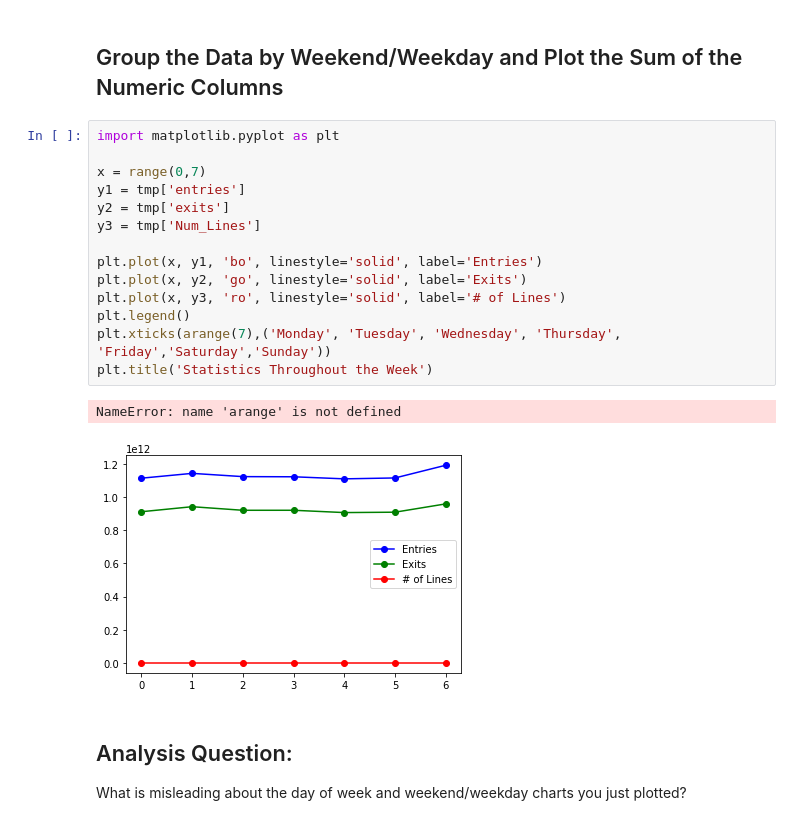
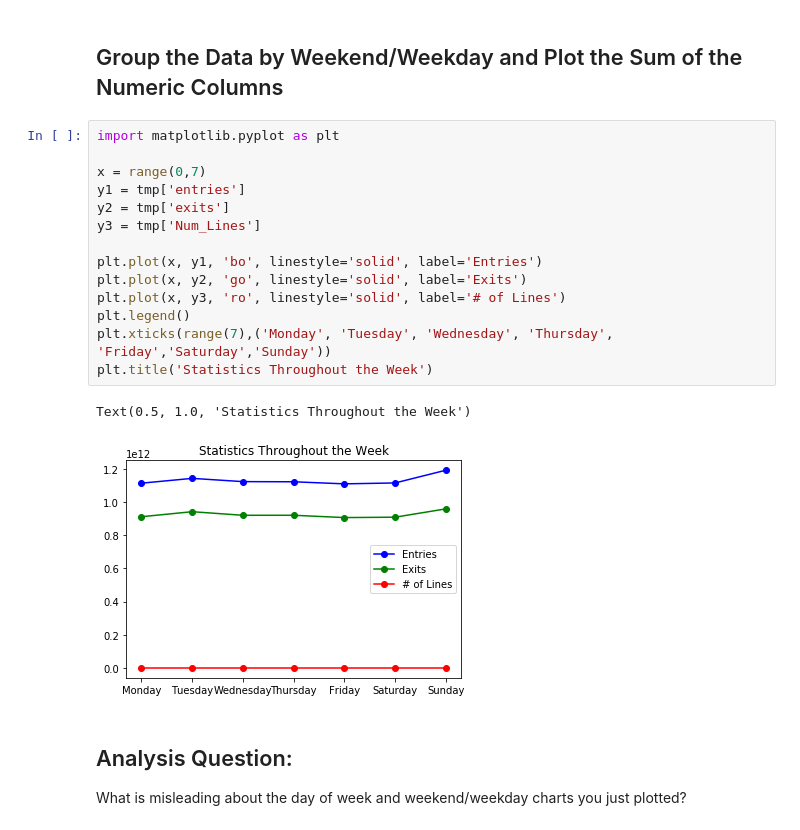
Before and after one commit to nic464/dsc-pandas-series-and-dataframes-lab-hsbc-ds-081319, a Jupyter notebook: index.ipynb, the cells around one changed output. Saved outputs shown, nothing was run; the diff lists cells and outputs as text.

```diff
--- a/index.ipynb
+++ b/index.ipynb
@@ -123,20 +123,20 @@ tmp.head()
 # %%
 import matplotlib.pyplot as plt
 
 x = range(0,7)
 y1 = tmp['entries']
 y2 = tmp['exits']
 y3 = tmp['Num_Lines']
 
 plt.plot(x, y1, 'bo', linestyle='solid', label='Entries')
 plt.plot(x, y2, 'go', linestyle='solid', label='Exits')
 plt.plot(x, y3, 'ro', linestyle='solid', label='# of Lines')
 plt.legend()
-plt.xticks(arange(7),('Monday', 'Tuesday', 'Wednesday', 'Thursday', 'Friday','Saturday','Sunday'))
+plt.xticks(range(7),('Monday', 'Tuesday', 'Wednesday', 'Thursday', 'Friday','Saturday','Sunday'))
 plt.title('Statistics Throughout the Week')
 # %% [output]
-NameError: name 'arange' is not defined
+Text(0.5, 1.0, 'Statistics Throughout the Week')
-[figure, old version]
+[figure, new version]
 # %% [markdown]
 ## Analysis Question:
 
```
